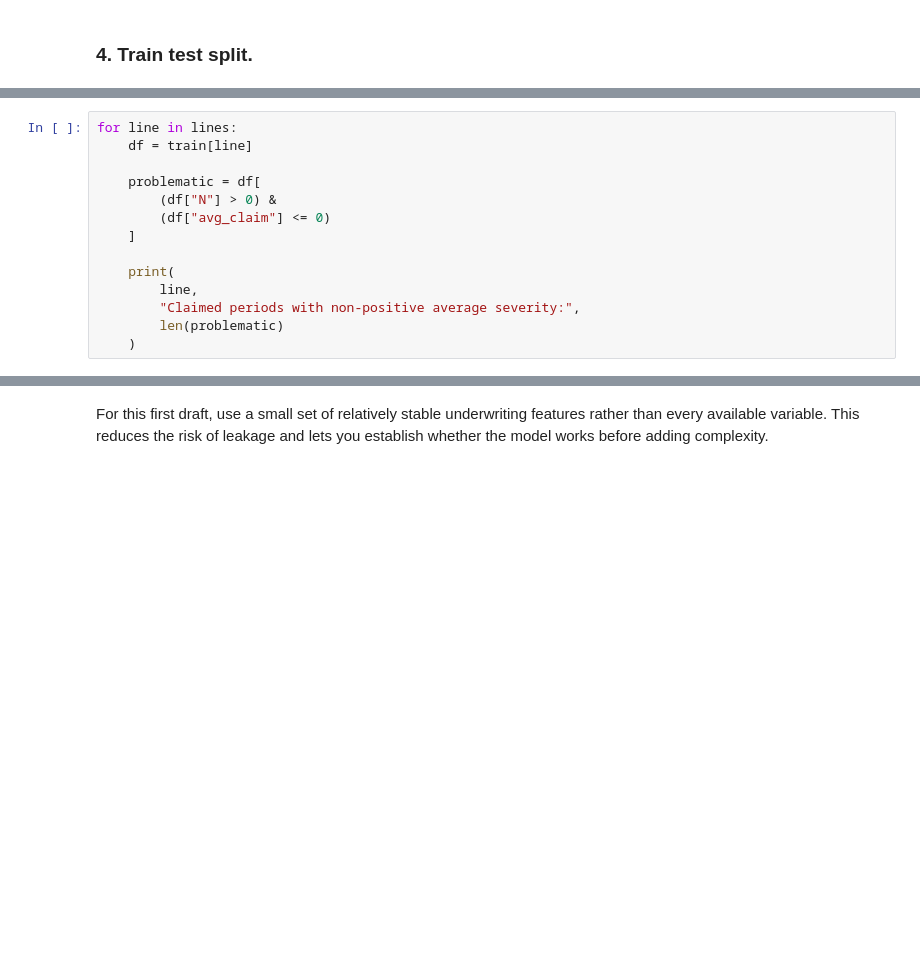
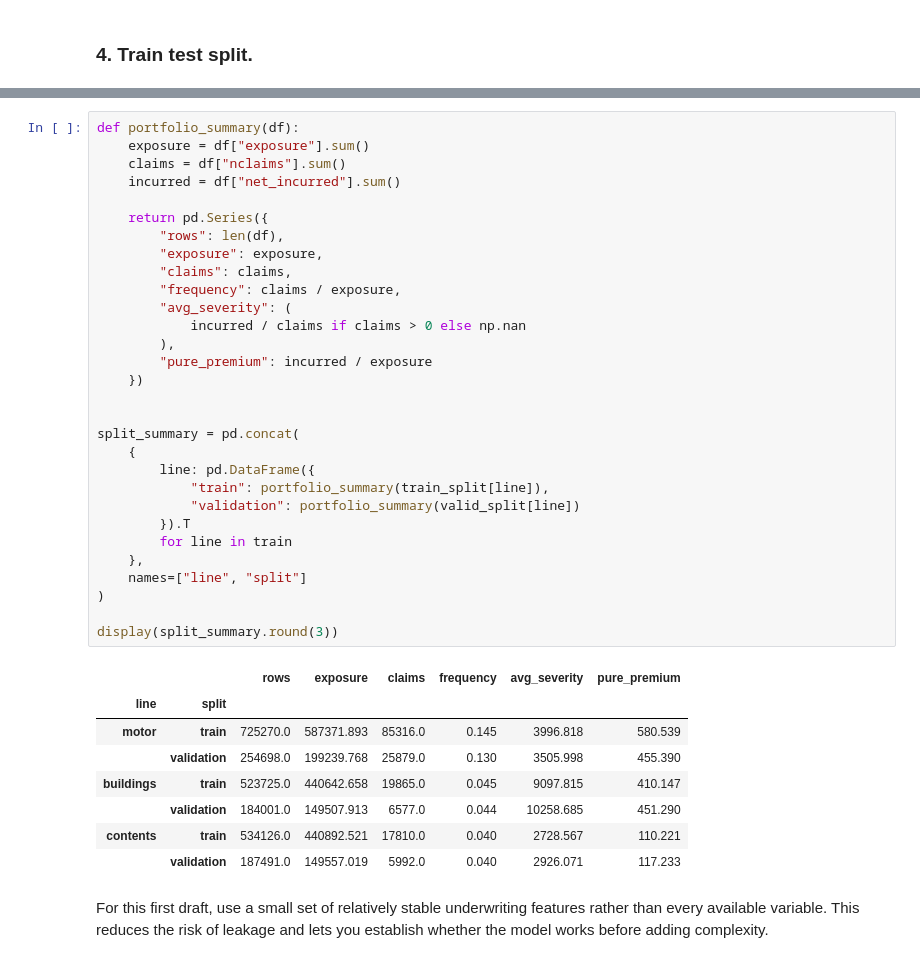
Before and after one commit to sarah-gui/Hackathon2026, a Jupyter notebook: analysis.ipynb, the cells around one changed output, grey strips where cells are left out. Drawn from its saved outputs; the diff is of its cells as text; blank space fills up the shorter version.

```diff
--- a/analysis.ipynb
+++ b/analysis.ipynb
@@ -1003,14 +960,0 @@ contents: 721,617 training rows, 187,498 test rows
-# %%
-for line in lines:
-    df = train[line]
-
-    problematic = df[
-        (df["N"] > 0) &
-        (df["avg_claim"] <= 0)
-    ]
-
-    print(
-        line,
-        "Claimed periods with non-positive average severity:",
-        len(problematic)
-    )
@@ -1122,3 +1004,42 @@ Validation rows: 187491
+# %%
+def portfolio_summary(df):
+    exposure = df["exposure"].sum()
+    claims = df["nclaims"].sum()
+    incurred = df["net_incurred"].sum()
+
+    return pd.Series({
+        "rows": len(df),
+        "exposure": exposure,
+        "claims": claims,
+        "frequency": claims / exposure,
+        "avg_severity": (
+            incurred / claims if claims > 0 else np.nan
+        ),
+        "pure_premium": incurred / exposure
+    })
+
+
+split_summary = pd.concat(
+    {
+        line: pd.DataFrame({
+            "train": portfolio_summary(train_split[line]),
+            "validation": portfolio_summary(valid_split[line])
+        }).T
+        for line in train
+    },
+    names=["line", "split"]
+)
+
+display(split_summary.round(3))
+# %% [output]
+|  |  | rows | exposure | claims | frequency | avg_severity | pure_premium |
+| line | split |  |  |  |  |  |  |
+| motor | train | 725270.0 | 587371.893 | 85316.0 | 0.145 | 3996.818 | 580.539 |
+|  | validation | 254698.0 | 199239.768 | 25879.0 | 0.130 | 3505.998 | 455.390 |
+| buildings | train | 523725.0 | 440642.658 | 19865.0 | 0.045 | 9097.815 | 410.147 |
+|  | validation | 184001.0 | 149507.913 | 6577.0 | 0.044 | 10258.685 | 451.290 |
+| contents | train | 534126.0 | 440892.521 | 17810.0 | 0.040 | 2728.567 | 110.221 |
+|  | validation | 187491.0 | 149557.019 | 5992.0 | 0.040 | 2926.071 | 117.233 |
 # %% [markdown]
 For this first draft, use a small set of relatively stable underwriting features rather than every available variable.
 This reduces the risk of leakage and lets you establish whether the model works before adding complexity.
```
Also changed, not shown: parts of 50 cells of this notebook.
